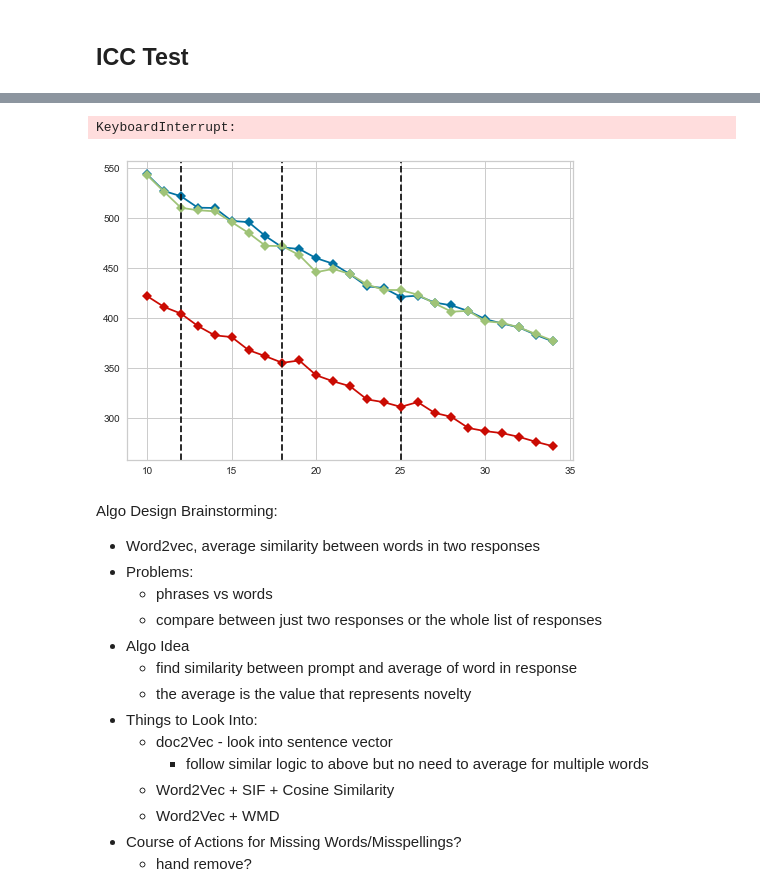
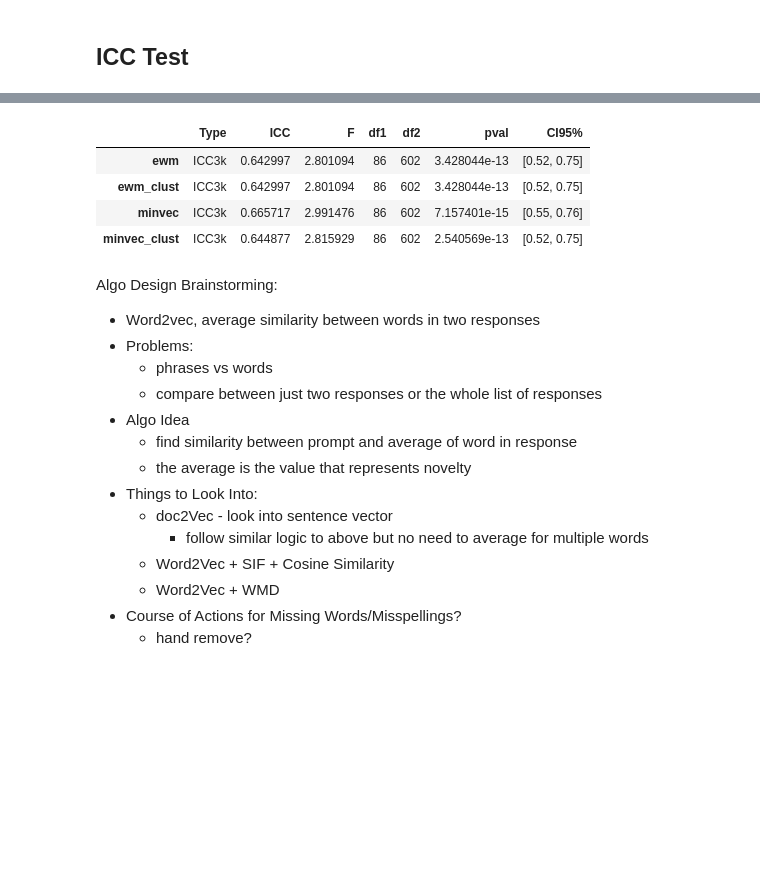
Before and after one commit to DijunQuant/AUT-Scoring, a Jupyter notebook: scripts/novelty_analysis.ipynb, the cells around one changed output, grey strips where cells are left out. Drawn from its saved outputs; the diff is of its cells as text; code cells hidden in the pictures; blank space fills up the shorter version.

```diff
--- a/scripts/novelty_analysis.ipynb
+++ b/scripts/novelty_analysis.ipynb
@@ -866,25 +866,23 @@ def icc_calc_one_semspace_df(sem_space):
     icc_list_min_clust = []
     id_list = get_id_list_overlaps()
     for i in range(len(prompts_list)):
-        ewm_df = get_novelty_ukwac_ewm_cosinedist_cluster(data_list[i], prompts_list[i], stopwords_edited, sem_space, True, False)
-        min_df = get_novelty_ukwac_minimavec_cosinedist_cluster(data_list[i], prompts_list[i], stopwords_edited, sem_space, True, False)
+        results_df = results_dict[prompts_list[i] + underscore + sem_space + underscore + "results"]
         for participant in id_list:
-            id_df_ewm = ewm_df.loc[ewm_df['id'] == participant]
-            id_df_min = min_df.loc[min_df['id'] == participant]
+            id_df = results_df.loc[results_df['id'] == participant]
 
-            avg_ewm = id_df_ewm["ewm_vector_cosine_dis"].mean()
+            avg_ewm = id_df["ewm_vector_cosine_dis"].mean()
             list_ewm = [participant, prompts_list[i], avg_ewm]
             icc_list_ewm.append(list_ewm)
 
-            avg_ewm_clust = id_df_ewm["ewm_vector_cosine_dis"].mean()
+            avg_ewm_clust = id_df["ewm_vector_cosine_dis"].mean()
             list_ewm_clust = [participant, prompts_list[i], avg_ewm_clust]
             icc_list_ewm_clust.append(list_ewm_clust)
 
-            avg_min = id_df_min["minima_vector_cosine_dis"].mean()
+            avg_min = id_df["minima_vector_cosine_dis"].mean()
             list_min = [participant, prompts_list[i], avg_min]
             icc_list_min.append(list_min)
 
-            avg_min_clust = id_df_min["minima_vector_cosine_dis_clus_avg"].mean()
+            avg_min_clust = id_df["minima_vector_cosine_dis_clus_avg"].mean()
             list_min_clust = [participant, prompts_list[i], avg_min_clust]
             icc_list_min_clust.append(list_min_clust)
 
@@ -904,9 +902,10 @@ def icc_calc_one_semspace_df(sem_space):
                       icc_df_min_clust_results.loc[icc_df_min_clust_results['Type'] == 'ICC3k']]
 
     icc_results = pd.concat(results_df_list, ignore_index=True)
-    del icc_results['Description']
     icc_results.index = ['ewm','ewm_clust','minvec','minvec_clust']
     icc_results.rename_axis('metrics')
+    del icc_results['Description']
+    del icc_results['Type']
 
     return icc_results
 # %%
@@ -928,9 +962,12 @@ def icc_calc_all_semspace_df():
 # %%
-icc_df_ukwac_subtitles = icc_calc_one_semspace_df(ukwac_subtitles)
+icc_df_ukwac_subtitles = icc_calc_one_semspace_df('ukwac_subtitles')
 icc_df_ukwac_subtitles
 # %% [output]
-KeyboardInterrupt:
-[figure, removed]
+|  | Type | ICC | F | df1 | df2 | pval | CI95% |
+| ewm | ICC3k | 0.642997 | 2.801094 | 86 | 602 | 3.428044e-13 | [0.52, 0.75] |
+| ewm_clust | ICC3k | 0.642997 | 2.801094 | 86 | 602 | 3.428044e-13 | [0.52, 0.75] |
+| minvec | ICC3k | 0.665717 | 2.991476 | 86 | 602 | 7.157401e-15 | [0.55, 0.76] |
+| minvec_clust | ICC3k | 0.644877 | 2.815929 | 86 | 602 | 2.540569e-13 | [0.52, 0.75] |
 # %% [markdown]
 Algo Design Brainstorming:
 * Word2vec, average similarity between words in two responses
```
Also changed, not shown: parts of 4 cells of this notebook, 43 other files.
